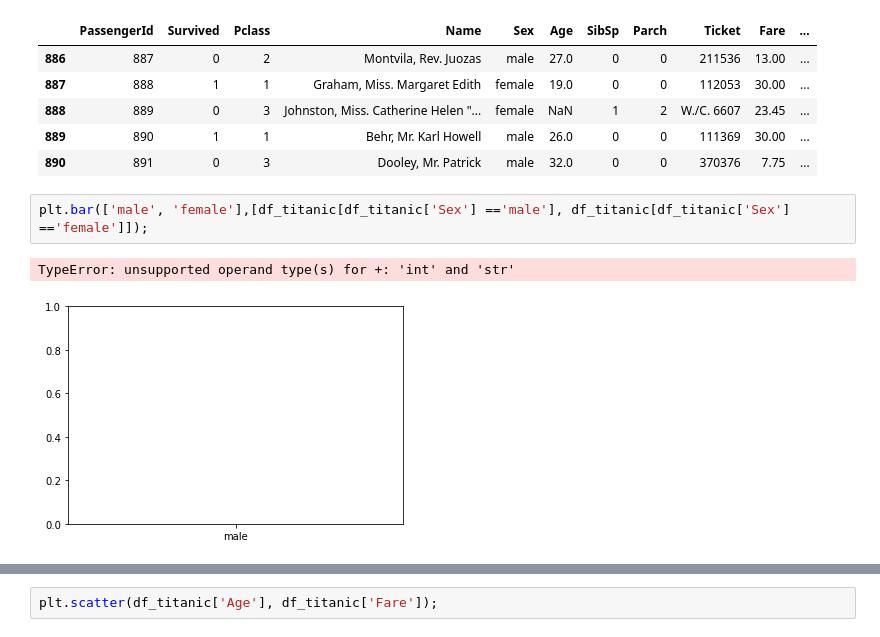
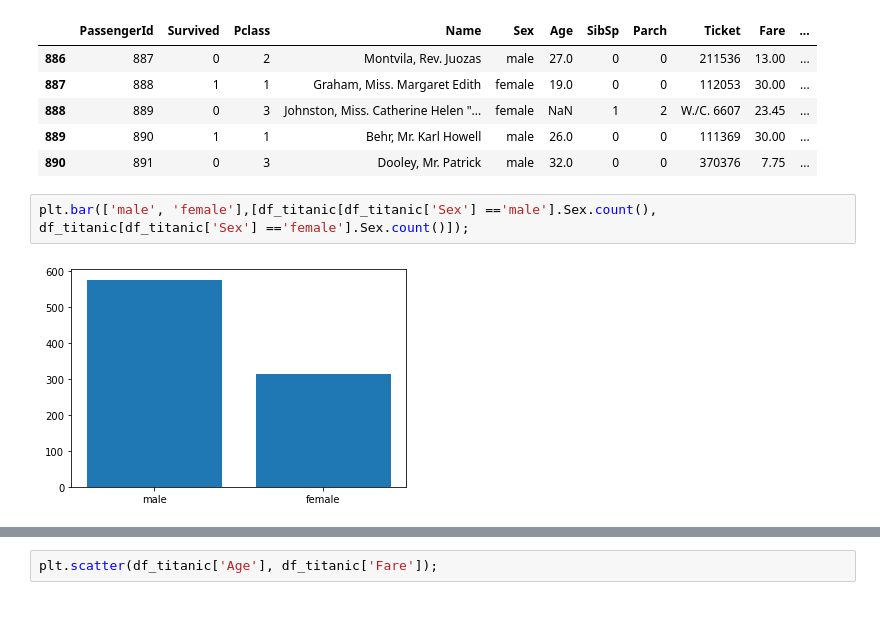
Before and after one commit to gaiogreg/aulas-LC-Safra, a Jupyter notebook: Modulo 6/Aula_1_estatistica_sem_spoiler.ipynb, the cells around one changed output, grey strips where cells are left out. Saved outputs shown, nothing was run; the diff lists cells and outputs as text; blank space fills up the shorter version.

```diff
--- a/Modulo 6/Aula_1_estatistica_sem_spoiler.ipynb
+++ b/Modulo 6/Aula_1_estatistica_sem_spoiler.ipynb
@@ -93,7 +93,6 @@ df_titanic.tail()
 | 889 | 890 | 1 | 1 | Behr, Mr. Karl Howell | male | 26.0 | 0 | 0 | 111369 | 30.00 | ... |
 | 890 | 891 | 0 | 3 | Dooley, Mr. Patrick | male | 32.0 | 0 | 0 | 370376 | 7.75 | ... |
 # %%
-plt.bar(['male', 'female'],[df_titanic[df_titanic['Sex'] =='male'], df_titanic[df_titanic['Sex'] =='female']]);
+plt.bar(['male', 'female'],[df_titanic[df_titanic['Sex'] =='male'].Sex.count(), df_titanic[df_titanic['Sex'] =='female'].Sex.count()]);
 # %% [output]
-TypeError: unsupported operand type(s) for +: 'int' and 'str'
-[figure, old version]
+[figure, new version]
```
Also changed, not shown: parts of 48 cells of this notebook.
